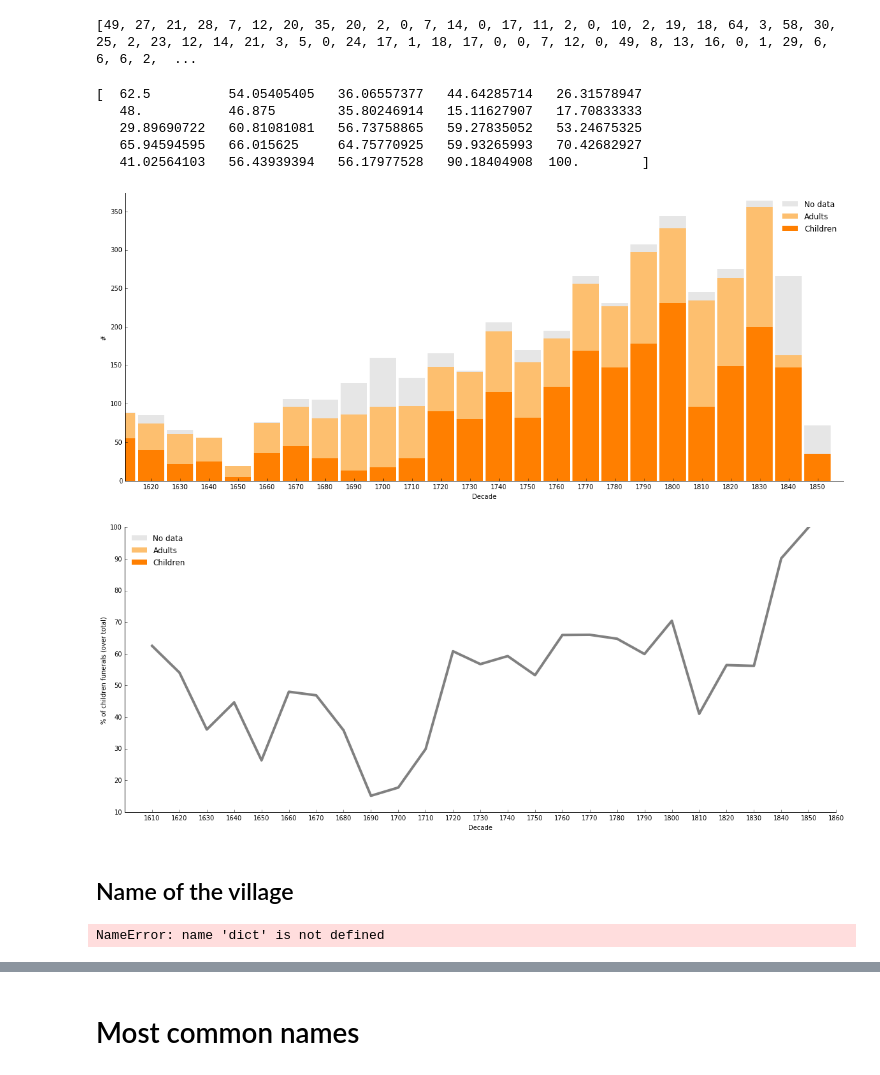
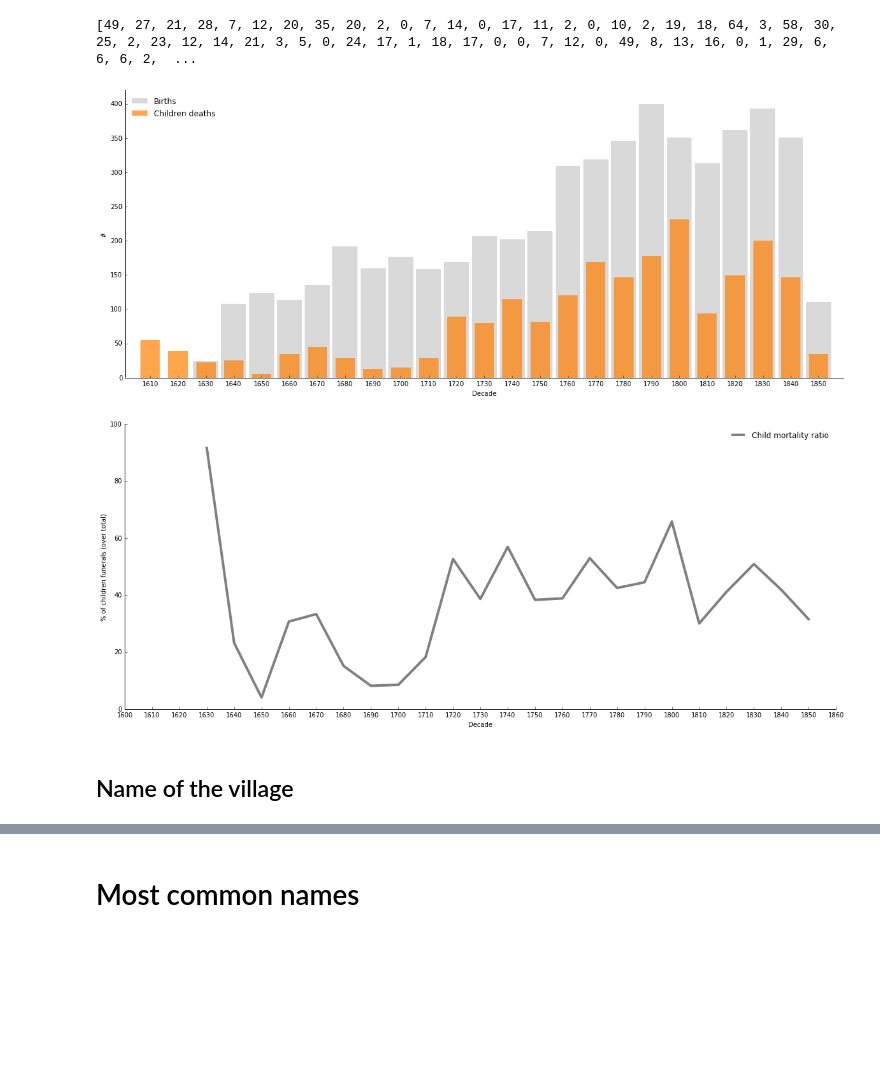
Before and after one commit to adriapr/demography-analysis2, a Jupyter notebook: analysis.ipynb, the cells around one changed output, grey strips where cells are left out. Saved outputs shown, nothing was run; the diff lists cells and outputs as text; code cells hidden in the pictures; blank space fills up the shorter version.

Commit message:
fixed child mortality, plus better visualisations in most common names

```diff
--- a/analysis.ipynb
+++ b/analysis.ipynb
@@ -79,18 +79,9 @@ print([n['edad'] for n in merged if n['edadTexto'] == ''])
 [49, 27, 21, 28, 7, 12, 20, 35, 20, 2, 0, 7, 14, 0, 17, 11, 2, 0, 10, 2, 19, 18, 64, 3, 58, 30, 25, 2, 23, 12, 14, 21, 3, 5, 0, 24, 17, 1, 18, 17, 0, 0, 7, 12, 0, 49, 8, 13, 16, 0, 1, 29, 6, 6, 6, 2,  ...
 # %%
 %run demographic_functions.py
-childMotality( defunciones )
+childMotality( nacimientos, defunciones )
 # %% [output]
-[  62.5          54.05405405   36.06557377   44.64285714   26.31578947
-   48.           46.875        35.80246914   15.11627907   17.70833333
-   29.89690722   60.81081081   56.73758865   59.27835052   53.24675325
-   65.94594595   66.015625     64.75770925   59.93265993   70.42682927
-   41.02564103   56.43939394   56.17977528   90.18404908  100.        ]
-[figure, old version]
+[figure, new version]
-[figure, old version]
+[figure, new version]
 # %% [markdown]
 ## Name of the village
-# %%
-getAlmonecirMentions( nacimientos, defunciones )
-# %% [output]
-NameError: name 'dict' is not defined
```
Also changed, not shown: parts of 6 cells of this notebook, 1 other file.
